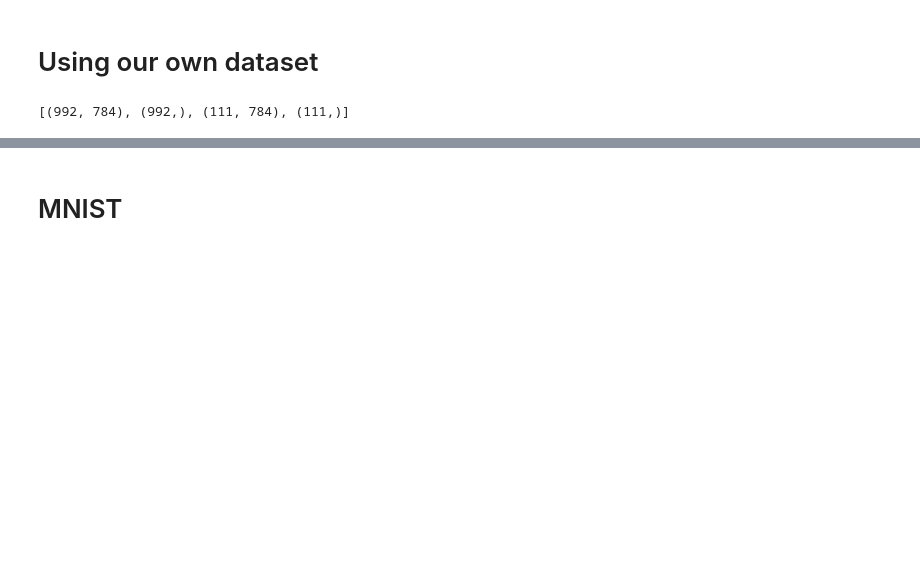
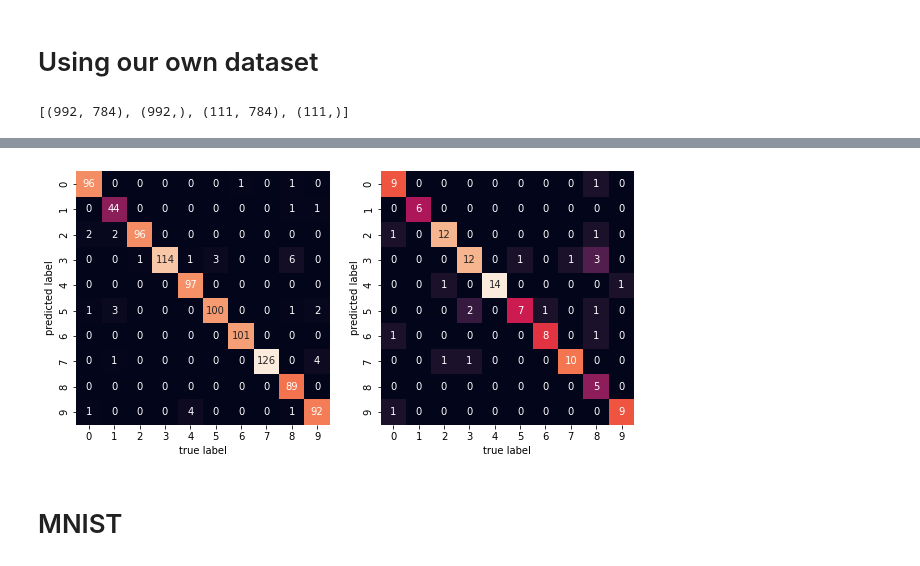
Before and after one commit to taimoon/handwritten-digits-recognition, a Jupyter notebook: using_cnn.ipynb, the cells around one changed output, grey strips where cells are left out. Saved outputs shown, nothing was run; the diff lists cells and outputs as text; code cells hidden in the pictures; blank space fills up the shorter version.

```diff
--- a/using_cnn.ipynb
+++ b/using_cnn.ipynb
@@ -64,7 +73,7 @@ _________________________________________________________________
 # %%
 from sklearn.model_selection import train_test_split
 X,y = get_data()
-# X = X.reshape(-1, 28*28)
+X = X.reshape(-1, 28*28)
 train_digit,test_digit, train_label, test_label = train_test_split(X,y, test_size=0.1, random_state=42)
 [tmp.shape for tmp in [train_digit, train_label,test_digit, test_label]]
 # %% [output]
@@ -107,0 +120,7 @@ WARNING:tensorflow:Your input ran out of data; interrupting training. Make sure
+# %%
+_, axs = plt.subplots(nrows = 1, ncols = 2, figsize=(10,5))
+pred = inverse_one_hot(model.predict(train_digit))
+plot_confusion_matrix(inverse_one_hot(train_label), pred, axs[0])
+pred = inverse_one_hot(model.predict(test_digit))
+plot_confusion_matrix(inverse_one_hot(test_label), pred, axs[1])
+# %% [output]
@@ -108,3 +129,4 @@ WARNING:tensorflow:Your input ran out of data; interrupting training. Make sure
+[figure, added]
 # %% [markdown]
 # MNIST
 # %%
```
Also changed, not shown: parts of 7 cells of this notebook, 10 other files.
